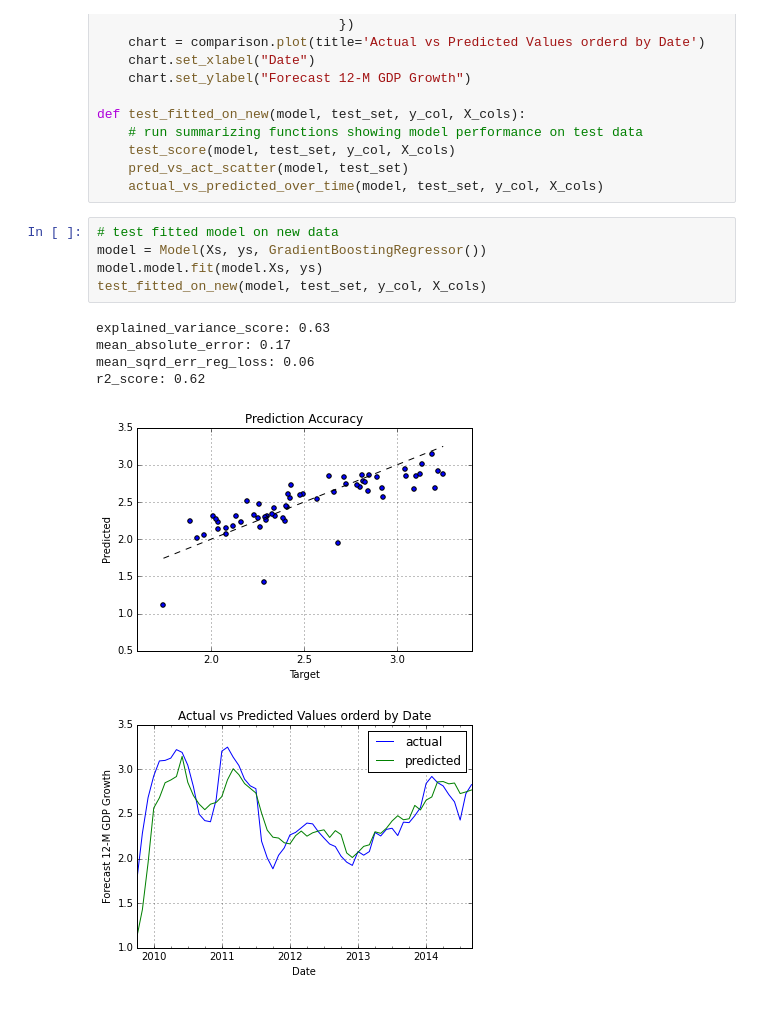
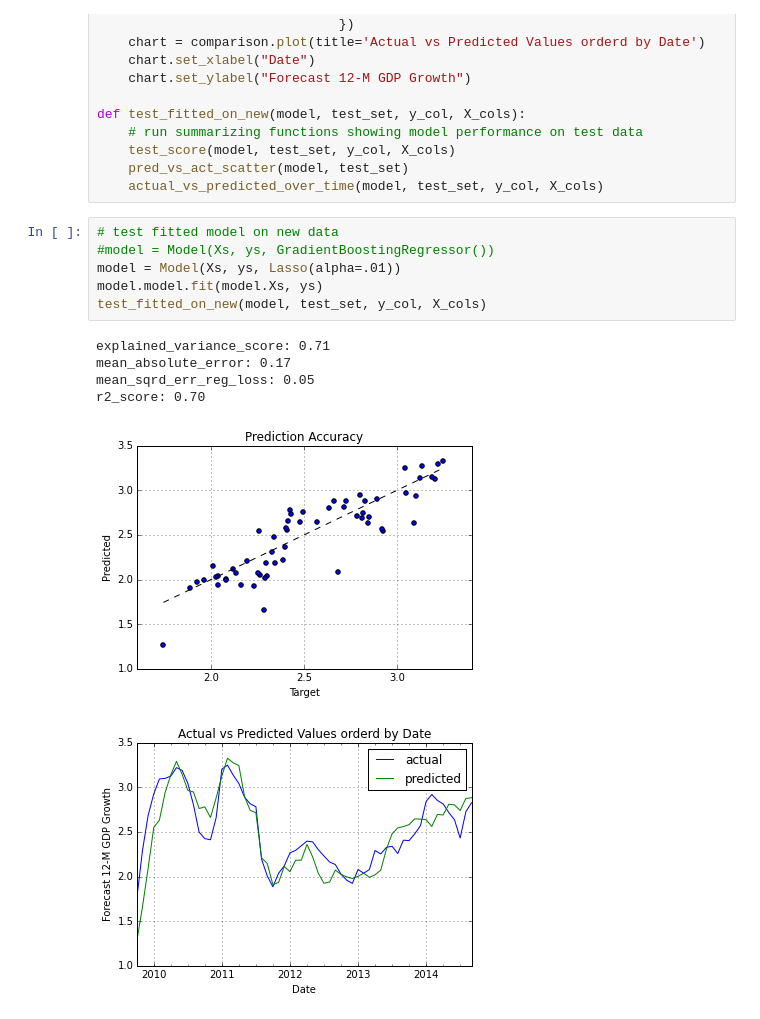
Before and after one commit to rhouck/gdp, a Jupyter notebook: Predict GDP Forecasts.ipynb, the cells around one changed output. Drawn from its saved outputs; the diff is of its cells as text.

Commit message:
added lasso model, changed final model selection, updated summary copy

```diff
--- a/Predict GDP Forecasts.ipynb
+++ b/Predict GDP Forecasts.ipynb
@@ -671,13 +728,14 @@ def test_fitted_on_new(model, test_set, y_col, X_cols):
     actual_vs_predicted_over_time(model, test_set, y_col, X_cols)
 # %%
 # test fitted model on new data
-model = Model(Xs, ys, GradientBoostingRegressor())
+#model = Model(Xs, ys, GradientBoostingRegressor())
+model = Model(Xs, ys, Lasso(alpha=.01))
 model.model.fit(model.Xs, ys)
 test_fitted_on_new(model, test_set, y_col, X_cols)
 # %% [output]
-explained_variance_score: 0.63
+explained_variance_score: 0.71
 mean_absolute_error: 0.17
-mean_sqrd_err_reg_loss: 0.06
-r2_score: 0.62
+mean_sqrd_err_reg_loss: 0.05
+r2_score: 0.70
-[figure, old version]
+[figure, new version]
-[figure, old version]
+[figure, new version]
```
Also changed, not shown: parts of 23 cells of this notebook.
